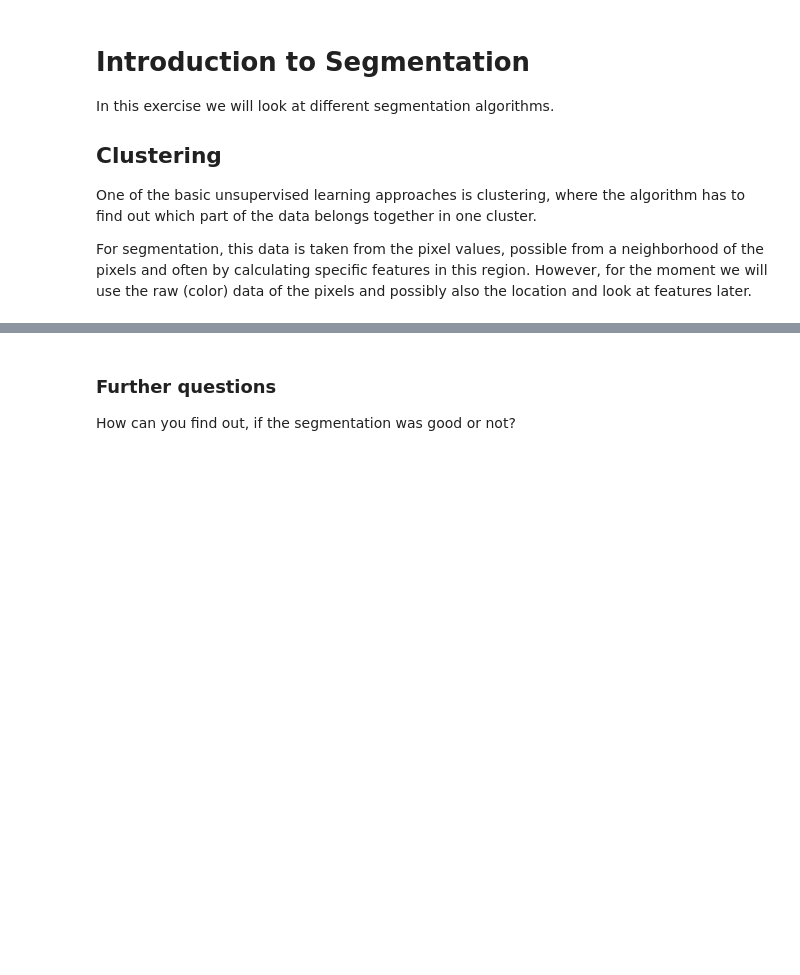
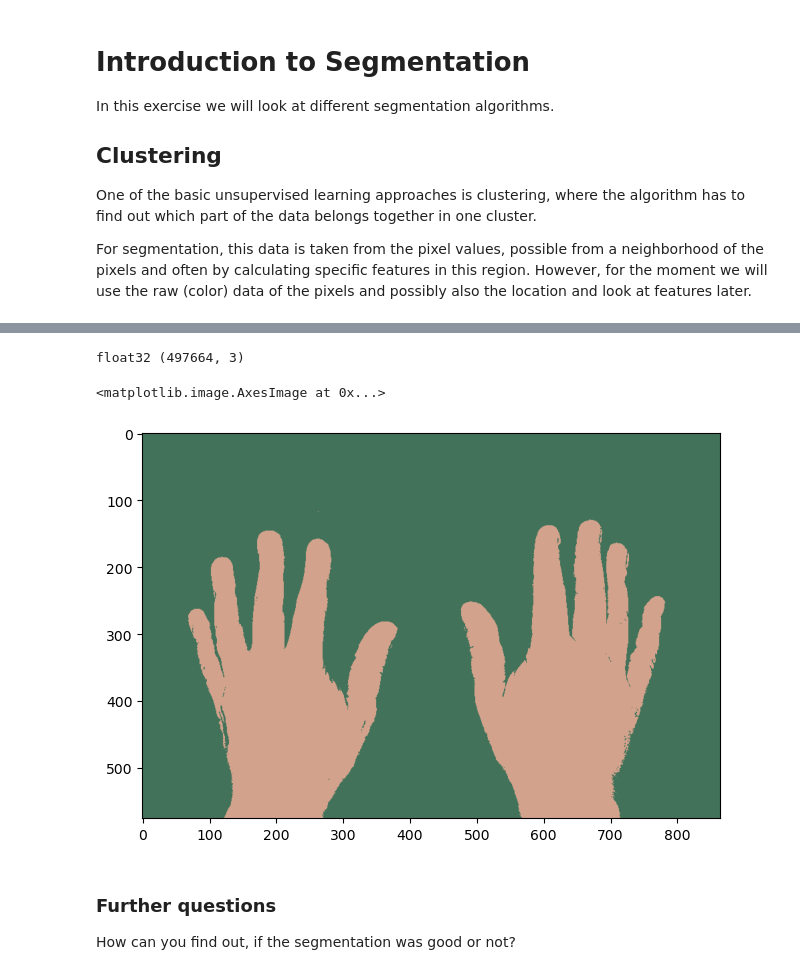
Before and after one commit to dennisshushackost/TSM_CompVIs, a Jupyter notebook: Exercises/Exercise 7/ex7.ipynb, the cells around one changed output, grey strips where cells are left out. Drawn from its saved outputs; the diff is of its cells as text; code cells hidden in the pictures; blank space fills up the shorter version.

```diff
--- a/Exercises/Exercise 7/ex7.ipynb
+++ b/Exercises/Exercise 7/ex7.ipynb
@@ -52,3 +52,30 @@ plt.imshow(image)
+# %%
+# Convert the image to a 2D array and float type
+data = image.reshape((-1,3)).astype(np.float32)
+print(data.dtype, data.shape)
+
+# Create a KMeans instance with 2 clusters
+kmeans = sklearn.cluster.KMeans(n_clusters=2)
+
+# Fit the data to the input data
+kmeans.fit(data)
+
+# Get the color of the cluster centroids
+center_colors = np.uint8(kmeans.cluster_centers_)
+
+# Get the label of each point
+labels = kmeans.labels_
+
+# Reshape the labels to the image shape
+labels = labels.reshape((image.shape[0], image.shape[1]))
+result = center_colors[labels]
+
+# Display the results
+plt.imshow(result)
+# %% [output]
+float32 (497664, 3)
+<matplotlib.image.AxesImage at 0x...>
+[figure, added]
 # %% [markdown]
 ### Further questions
 
```
Also changed, not shown: parts of 2 cells of this notebook.
